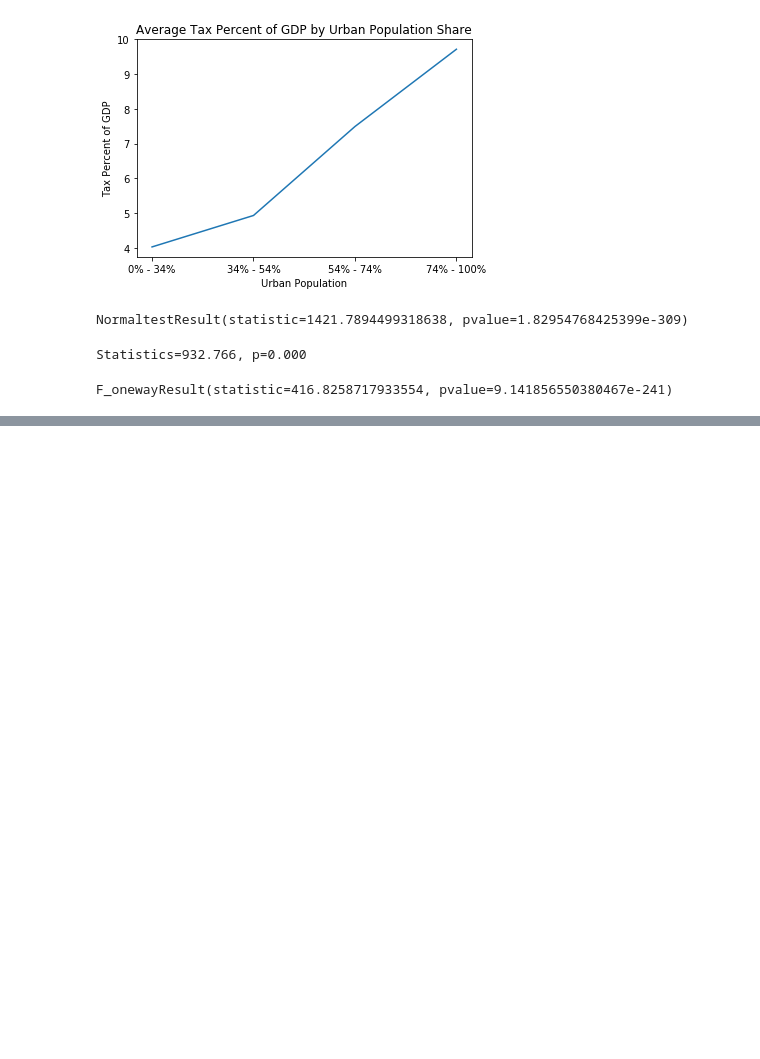
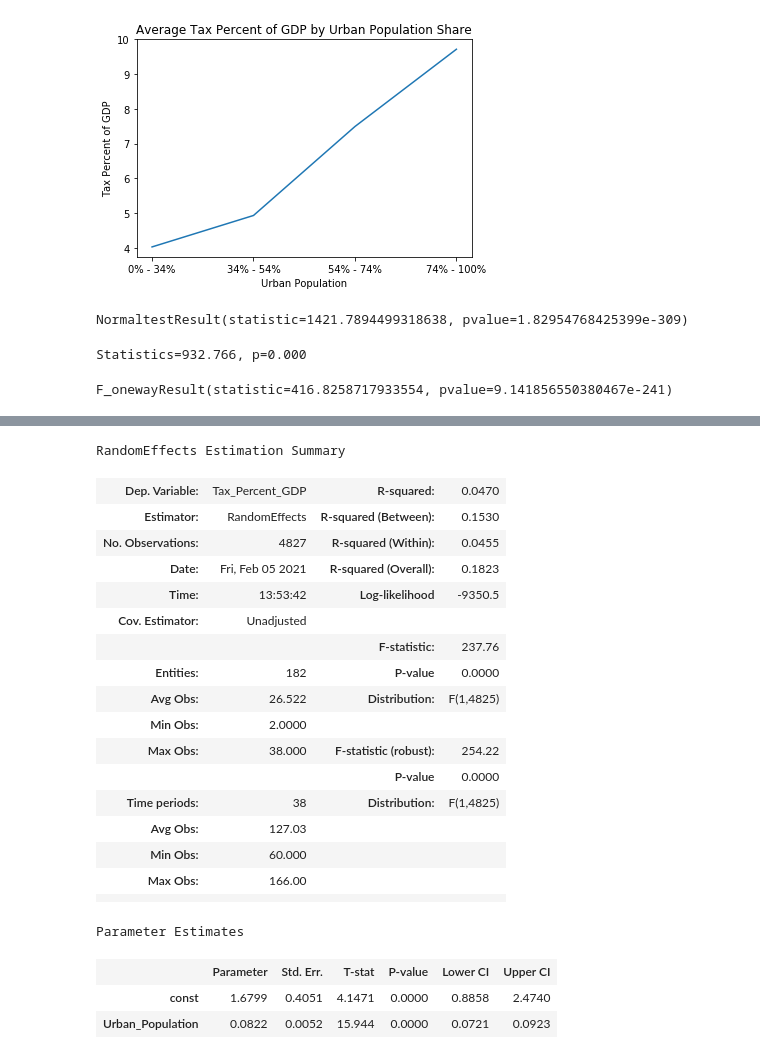
Before and after one commit to dray89/Python, a Jupyter notebook: Data Project/OLS_Regression.ipynb, the cells around one changed output, grey strips where cells are left out. Cells and saved outputs as stored; diff of their text form; code cells hidden in the pictures; blank space fills up the shorter version.

```diff
--- a/Data Project/OLS_Regression.ipynb
+++ b/Data Project/OLS_Regression.ipynb
@@ -355,0 +391,25 @@ F_onewayResult(statistic=416.8258717933554, pvalue=9.141856550380467e-241)
+# %%
+RandomEffects(df['Tax_Percent_GDP'], sm.add_constant(df['Urban_Population'])).fit()
+# %% [output]
+RandomEffects Estimation Summary
+| Dep. Variable: | Tax_Percent_GDP | R-squared: | 0.0470 |
+| Estimator: | RandomEffects | R-squared (Between): | 0.1530 |
+| No. Observations: | 4827 | R-squared (Within): | 0.0455 |
+| Date: | Fri, Feb 05 2021 | R-squared (Overall): | 0.1823 |
+| Time: | 13:53:42 | Log-likelihood | -9350.5 |
+| Cov. Estimator: | Unadjusted |  |  |
+|  |  | F-statistic: | 237.76 |
+| Entities: | 182 | P-value | 0.0000 |
+| Avg Obs: | 26.522 | Distribution: | F(1,4825) |
+| Min Obs: | 2.0000 |  |  |
+| Max Obs: | 38.000 | F-statistic (robust): | 254.22 |
+|  |  | P-value | 0.0000 |
+| Time periods: | 38 | Distribution: | F(1,4825) |
+| Avg Obs: | 127.03 |  |  |
+| Min Obs: | 60.000 |  |  |
+| Max Obs: | 166.00 |  |  |
+|  |  |  |  |
+Parameter Estimates
+|  | Parameter | Std. Err. | T-stat | P-value | Lower CI | Upper CI |
+| const | 1.6799 | 0.4051 | 4.1471 | 0.0000 | 0.8858 | 2.4740 |
+| Urban_Population | 0.0822 | 0.0052 | 15.944 | 0.0000 | 0.0721 | 0.0923 |
```
Also changed, not shown: parts of 11 cells of this notebook, 2 other files.
